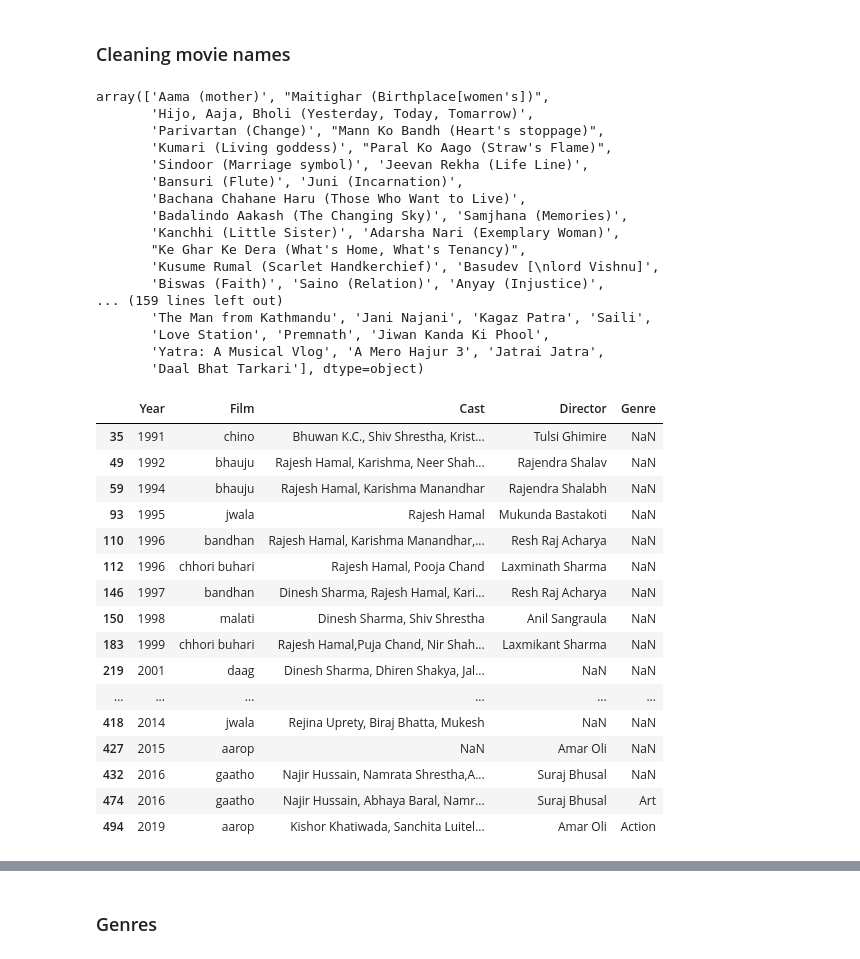
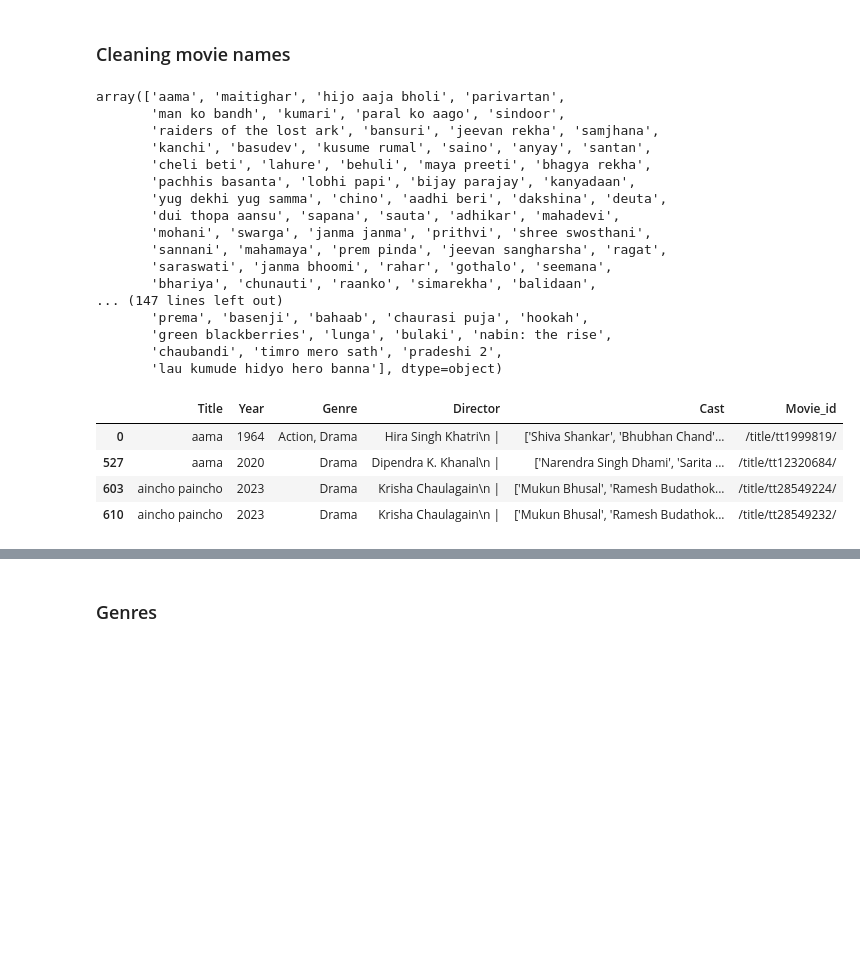
Before and after one commit to Suneel5/Nepali-movie-recomendation-system, a Jupyter notebook: data-cleaning.ipynb, the cells around one changed output, grey strips where cells are left out. Drawn from its saved outputs; the diff is of its cells as text; code cells hidden in the pictures; blank space fills up the shorter version.

```diff
--- a/data-cleaning.ipynb
+++ b/data-cleaning.ipynb
@@ -53,22 +98,26 @@ df['Year']=df['Year'].apply(extract_year)
+# %%
+df=df[~df['Year'].isnull()]
 # %% [markdown]
 ### Cleaning movie names
+# %%
+df['Title']=df['Title'].str.lower()
 # %%
-df['Film'].unique()
+df['Title'].unique()
 # %% [output]
-array(['Aama (mother)', "Maitighar (Birthplace[women's])",
-       'Hijo, Aaja, Bholi (Yesterday, Today, Tomarrow)',
-       'Parivartan (Change)', "Mann Ko Bandh (Heart's stoppage)",
-       'Kumari (Living goddess)', "Paral Ko Aago (Straw's Flame)",
-       'Sindoor (Marriage symbol)', 'Jeevan Rekha (Life Line)',
-       'Bansuri (Flute)', 'Juni (Incarnation)',
-       'Bachana Chahane Haru (Those Who Want to Live)',
-       'Badalindo Aakash (The Changing Sky)', 'Samjhana (Memories)',
-       'Kanchhi (Little Sister)', 'Adarsha Nari (Exemplary Woman)',
-       "Ke Ghar Ke Dera (What's Home, What's Tenancy)",
-       'Kusume Rumal (Scarlet Handkerchief)', 'Basudev [\nlord Vishnu]',
-       'Biswas (Faith)', 'Saino (Relation)', 'Anyay (Injustice)',
-... (159 lines left out)
-       'The Man from Kathmandu', 'Jani Najani', 'Kagaz Patra', 'Saili',
-       'Love Station', 'Premnath', 'Jiwan Kanda Ki Phool',
-       'Yatra: A Musical Vlog', 'A Mero Hajur 3', 'Jatrai Jatra',
-       'Daal Bhat Tarkari'], dtype=object)
+array(['aama', 'maitighar', 'hijo aaja bholi', 'parivartan',
+       'man ko bandh', 'kumari', 'paral ko aago', 'sindoor',
+       'raiders of the lost ark', 'bansuri', 'jeevan rekha', 'samjhana',
+       'kanchi', 'basudev', 'kusume rumal', 'saino', 'anyay', 'santan',
+       'cheli beti', 'lahure', 'behuli', 'maya preeti', 'bhagya rekha',
+       'pachhis basanta', 'lobhi papi', 'bijay parajay', 'kanyadaan',
+       'yug dekhi yug samma', 'chino', 'aadhi beri', 'dakshina', 'deuta',
+       'dui thopa aansu', 'sapana', 'sauta', 'adhikar', 'mahadevi',
+       'mohani', 'swarga', 'janma janma', 'prithvi', 'shree swosthani',
+       'sannani', 'mahamaya', 'prem pinda', 'jeevan sangharsha', 'ragat',
+       'saraswati', 'janma bhoomi', 'rahar', 'gothalo', 'seemana',
+       'bhariya', 'chunauti', 'raanko', 'simarekha', 'balidaan',
+... (147 lines left out)
+       'prema', 'basenji', 'bahaab', 'chaurasi puja', 'hookah',
+       'green blackberries', 'lunga', 'bulaki', 'nabin: the rise',
+       'chaubandi', 'timro mero sath', 'pradeshi 2',
+       'lau kumude hidyo hero banna'], dtype=object)
@@ -85,26 +124,12 @@ def clean_movie_name(movie_name):
-# %%
-df['Film']=df['Film'].apply(clean_movie_name)
 # %%
-movie_counts=df['Film'].value_counts()
+movie_counts=df['Title'].value_counts()
 # %%
 movies_more_than_once = movie_counts[movie_counts > 1].index.values
 # %%
-df[df['Film'].isin(movies_more_than_once)]
+df[df['Title'].isin(movies_more_than_once)]
 # %% [output]
-|  | Year | Film | Cast | Director | Genre |
-| 35 | 1991 | chino | Bhuwan K.C., Shiv Shrestha, Krist... | Tulsi Ghimire | NaN |
-| 49 | 1992 | bhauju | Rajesh Hamal, Karishma, Neer Shah... | Rajendra Shalav | NaN |
-| 59 | 1994 | bhauju | Rajesh Hamal, Karishma Manandhar | Rajendra Shalabh | NaN |
-| 93 | 1995 | jwala | Rajesh Hamal | Mukunda Bastakoti | NaN |
-| 110 | 1996 | bandhan | Rajesh Hamal, Karishma Manandhar,... | Resh Raj Acharya | NaN |
-| 112 | 1996 | chhori buhari | Rajesh Hamal, Pooja Chand | Laxminath Sharma | NaN |
-| 146 | 1997 | bandhan | Dinesh Sharma, Rajesh Hamal, Kari... | Resh Raj Acharya | NaN |
-| 150 | 1998 | malati | Dinesh Sharma, Shiv Shrestha | Anil Sangraula | NaN |
-| 183 | 1999 | chhori buhari | Rajesh Hamal,Puja Chand, Nir Shah... | Laxmikant Sharma | NaN |
-| 219 | 2001 | daag | Dinesh Sharma, Dhiren Shakya, Jal... | NaN | NaN |
-| ... | ... | ... | ... | ... | ... |
-| 418 | 2014 | jwala | Rejina Uprety, Biraj Bhatta, Mukesh | NaN | NaN |
-| 427 | 2015 | aarop | NaN | Amar Oli | NaN |
-| 432 | 2016 | gaatho | Najir Hussain, Namrata Shrestha,A... | Suraj Bhusal | NaN |
-| 474 | 2016 | gaatho | Najir Hussain, Abhaya Baral, Namr... | Suraj Bhusal | Art |
-| 494 | 2019 | aarop | Kishor Khatiwada, Sanchita Luitel... | Amar Oli | Action |
+|  | Title | Year | Genre | Director | Cast | Movie_id |
+| 0 | aama | 1964 | Action, Drama | Hira Singh Khatri\n | | ['Shiva Shankar', 'Bhubhan Chand'... | /title/tt1999819/ |
+| 527 | aama | 2020 | Drama | Dipendra K. Khanal\n | | ['Narendra Singh Dhami', 'Sarita ... | /title/tt12320684/ |
+| 603 | aincho paincho | 2023 | Drama | Krisha Chaulagain\n | | ['Mukun Bhusal', 'Ramesh Budathok... | /title/tt28549224/ |
+| 610 | aincho paincho | 2023 | Drama | Krisha Chaulagain\n | | ['Mukun Bhusal', 'Ramesh Budathok... | /title/tt28549232/ |
```
Also changed, not shown: parts of 41 cells of this notebook, 11 other files.
